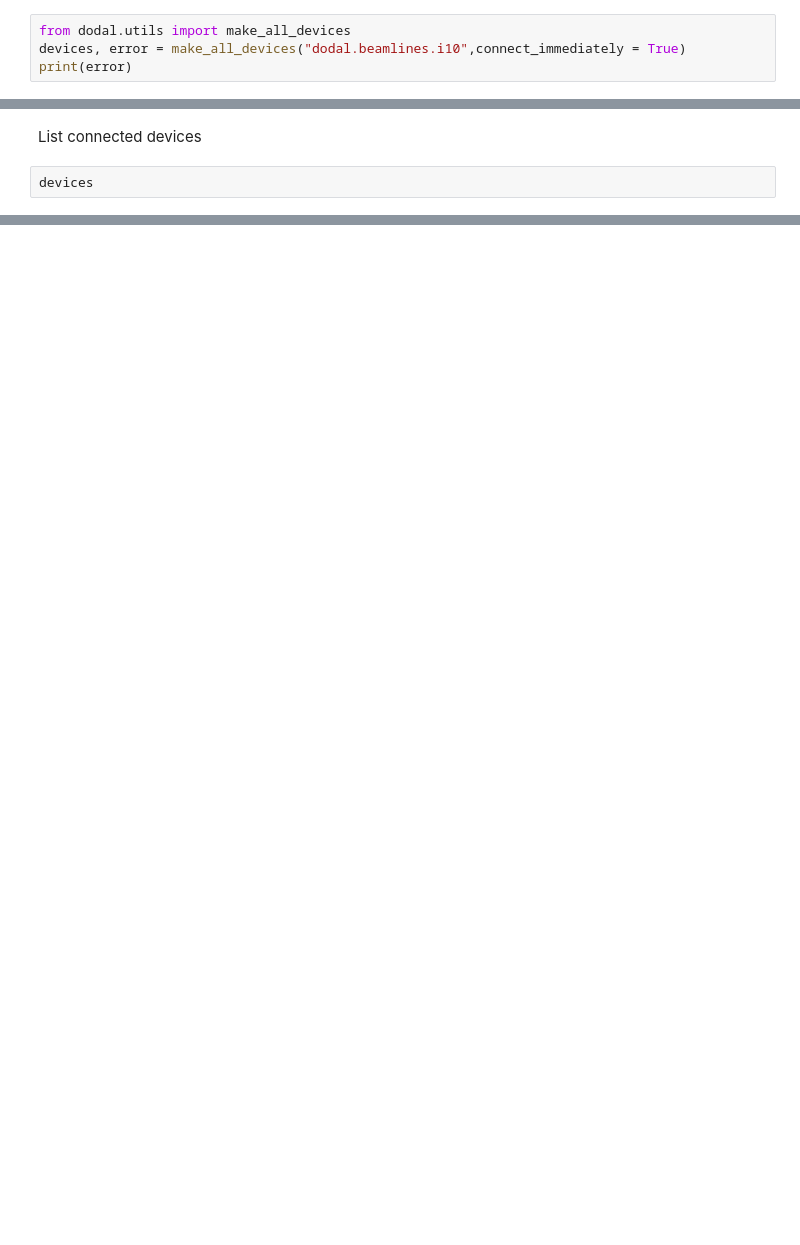
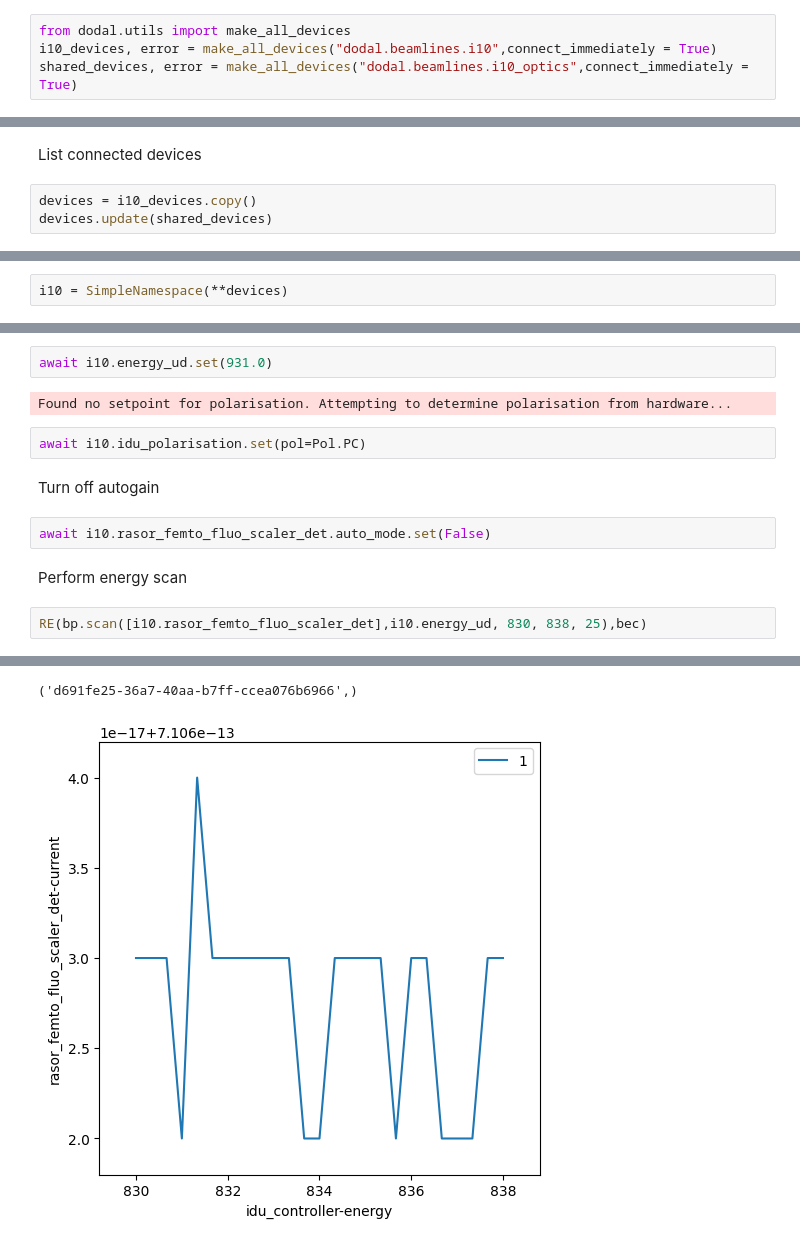
Before and after one commit to DiamondLightSource/sm-bluesky, a Jupyter notebook: demo/i10/i10_energy_demo.ipynb, the cells around one changed output, grey strips where cells are left out. Saved outputs shown, nothing was run; the diff lists cells and outputs as text; blank space fills up the shorter version.

Commit message:
Chreate a namepace for devices so it can be auto complete

```diff
--- a/demo/i10/i10_energy_demo.ipynb
+++ b/demo/i10/i10_energy_demo.ipynb
@@ -20,5 +22,5 @@ from dodal.devices.apple2_undulator import Pol
 To connect all the devices, make use of make_all_devices
 # %%
 from dodal.utils import make_all_devices
-devices, error = make_all_devices("dodal.beamlines.i10",connect_immediately = True)
-print(error)
+i10_devices, error = make_all_devices("dodal.beamlines.i10",connect_immediately = True)
+shared_devices, error = make_all_devices("dodal.beamlines.i10_optics",connect_immediately = True)
@@ -27,4 +27,5 @@ print(error)
 # %% [markdown]
 List connected devices
 # %%
-devices
+devices = i10_devices.copy()
+devices.update(shared_devices)
@@ -50,0 +52,2 @@ Helper to print out positions.
+# %%
+i10 = SimpleNamespace(**devices)
@@ -99,0 +71,15 @@ generator scan ['7274f4ed'] (scan num: 2)
+# %%
+await i10.energy_ud.set(931.0)
+# %% [output]
+Found no setpoint for polarisation. Attempting to determine polarisation from hardware...
+# %%
+await i10.idu_polarisation.set(pol=Pol.PC)
+# %% [markdown]
+Turn off autogain
+# %%
+await i10.rasor_femto_fluo_scaler_det.auto_mode.set(False)
+# %% [markdown]
+Perform energy scan
+# %%
+RE(bp.scan([i10.rasor_femto_fluo_scaler_det],i10.energy_ud, 830, 838, 25),bec)
+# %% [output]
@@ -99,0 +103,2 @@ generator scan ['7274f4ed'] (scan num: 2)
+('d691fe25-36a7-40aa-b7ff-ccea076b6966',)
+[figure, added]
```
Also changed, not shown: parts of 17 cells of this notebook.
